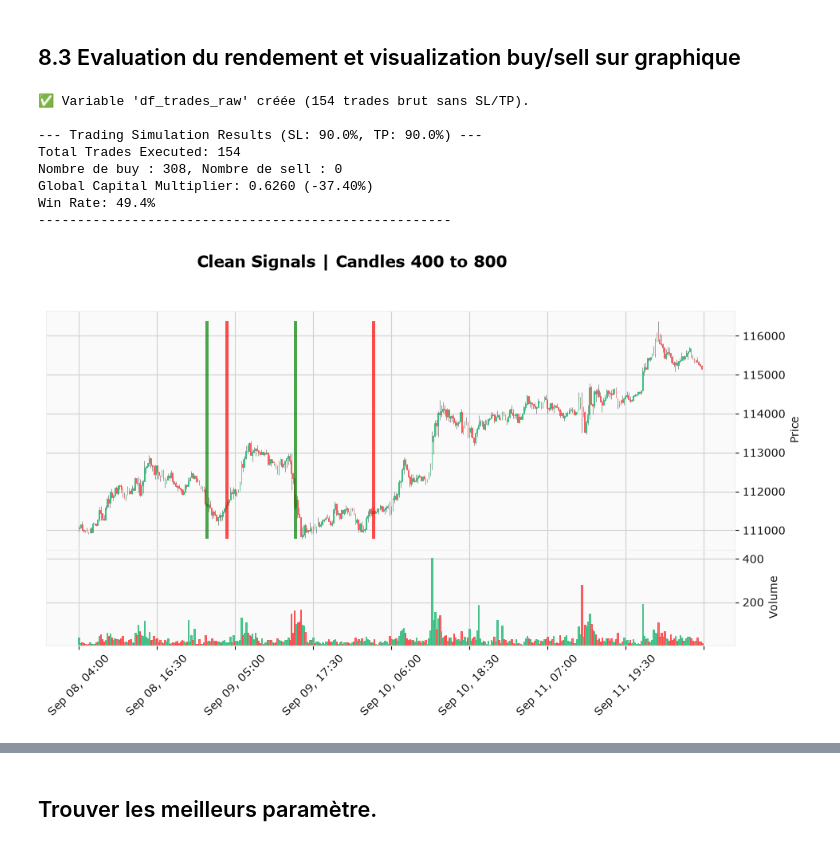
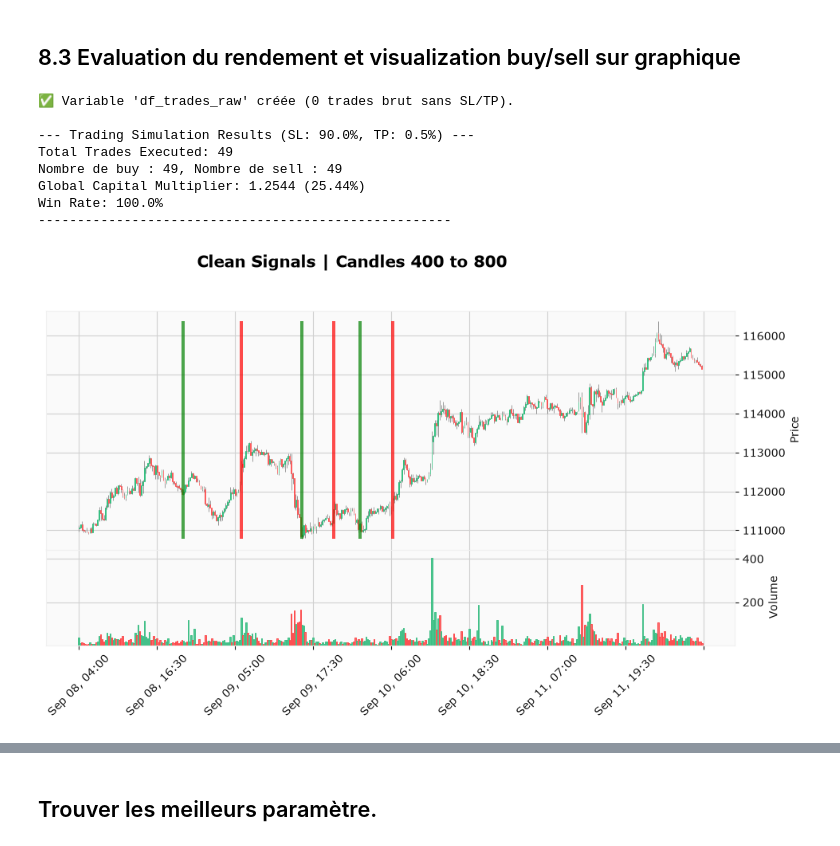
Before and after one commit to louisderveloy/Trader_Artificial_Intelligence, a Jupyter notebook: sample.ipynb, the cells around one changed output, grey strips where cells are left out. Saved outputs shown, nothing was run; the diff lists cells and outputs as text; code cells hidden in the pictures.

```diff
--- a/sample.ipynb
+++ b/sample.ipynb
@@ -384,6 +400,8 @@ model = Sequential([
     # Partie Convolutionnelle (Feature Extraction de motifs locaux)
     Conv1D(filters=32, kernel_size=3, activation='relu', padding='same'),
     MaxPooling1D(pool_size=2), # Réduit la séquence temporelle de 60 à 30 # Essai sans pooling
+    Conv1D(filters=32, kernel_size=3, activation='relu', padding='same'),
+    MaxPooling1D(pool_size=2), # Réduit la séquence temporelle de 60 à 30 # Essai sans pooling
 
     # Partie Récurrente
     GRU(units=16, return_sequences=True),
@@ -391,13 +409,13 @@ model = Sequential([
     GRU(units=16, return_sequences=False),
     Dropout(0.3),
 
-    # Couches de décision
-    Dense(units=10, activation='relu'),
+    # Couches de décision (feature_dense sert d'extracteur de caractéristiques pour XGBoost)
+    Dense(units=10, activation='relu', name='feature_dense'),
     Dense(units=3, activation='softmax') # 3 classes: hold, buy, sell
 ])
 
 model.compile(
-    optimizer=tf.keras.optimizers.Adam(learning_rate=LEARNING_RATE),
+    optimizer=tf.keras.optimizers.AdamW(learning_rate=LEARNING_RATE),
     loss=tf.keras.losses.categorical_crossentropy,
     metrics=['accuracy']
 )
@@ -572,9 +685,11 @@ NameError: name 'global_history' is not defined
 import matplotlib.pyplot as plt
 from matplotlib.ticker import MultipleLocator
 
-# --- Simulation de Trading ---
-print("\nPredicting signals on test data...")
-predictions = model.predict(X_test)
+# --- Simulation de Trading (CNN + GRU + Dense -> XGBoost) ---
+print("\nExtraction des features Dense et prédiction XGBoost sur les données de test...")
+feature_extractor = Model(inputs=model.inputs, outputs=model.layers[-2].output)
+X_test_dense = feature_extractor.predict(X_test)
+predictions = xgb_model.predict_proba(X_test_dense)
 
 # Extraction des probabilités brutes (0 à 1) du modèle
 prob_hold = predictions[:, 0]
@@ -625,11 +740,11 @@ Predicting signals on test data...
 ## 8.3 Evaluation du rendement et visualization buy/sell sur graphique
 # %%
 # --- DÉFINITION DES LIMITES ET SÉCURITÉS ---
-BUY_THRESHOLD = 0.83
-SELL_THRESHOLD = 0.7
+BUY_THRESHOLD = 0.812
+SELL_THRESHOLD = 0.770
 
-STOP_LOSS_PCT = 0.9
-TAKE_PROFIT_PCT = 0.9
+STOP_LOSS_PCT = 0.90
+TAKE_PROFIT_PCT = 0.005
 
 def run_simulation(buy_threshold, sell_threshold, stop_loss_pct, take_profit_pct, verbose=True):
     # 1. Application des limites
@@ -799,40 +914,40 @@ df_slice = df_plot_interactive.iloc[START_INDEX:end_idx]
 buys_in_slice = df_slice[df_slice["clean_signal"] == "buy"].index.tolist()
 sells_in_slice = df_slice[df_slice["clean_signal"] == "sell"].index.tolist()
 
 vlines_dates = buys_in_slice + sells_in_slice
 vlines_colors = ["g"] * len(buys_in_slice) + ["r"] * len(sells_in_slice)
 import mplfinance as mpf
 
 if vlines_dates:
     vlines_kwargs = dict(vlines=vlines_dates, colors=vlines_colors, linewidths=1.5, alpha=0.7)
     mpf.plot(
         df_slice,
         type="candle",
         style="yahoo",
         volume=True,
         vlines=vlines_kwargs,
         title=f"Clean Signals | Candles {START_INDEX} to {end_idx}",
         figsize=(12, 6)
     )
 else:
     mpf.plot(
         df_slice,
         type="candle",
         style="yahoo",
         volume=True,
         title=f"Clean Signals (No trades in this view) | Candles {START_INDEX} to {end_idx}",
         figsize=(12, 6)
     )
 # %% [output]
-✅ Variable 'df_trades_raw' créée (154 trades brut sans SL/TP).
+✅ Variable 'df_trades_raw' créée (0 trades brut sans SL/TP).
 
---- Trading Simulation Results (SL: 90.0%, TP: 90.0%) ---
-Total Trades Executed: 154
-Nombre de buy : 308, Nombre de sell : 0
-Global Capital Multiplier: 0.6260 (-37.40%)
-Win Rate: 49.4%
+--- Trading Simulation Results (SL: 90.0%, TP: 0.5%) ---
+Total Trades Executed: 49
+Nombre de buy : 49, Nombre de sell : 49
+Global Capital Multiplier: 1.2544 (25.44%)
+Win Rate: 100.0%
 -----------------------------------------------------
-[figure, old version]
+[figure, new version]
 # %%
 # Utilisé df_trade pour faire des states sur les trade.
 """
```
Also changed, not shown: parts of 13 cells of this notebook, 6 other files.
